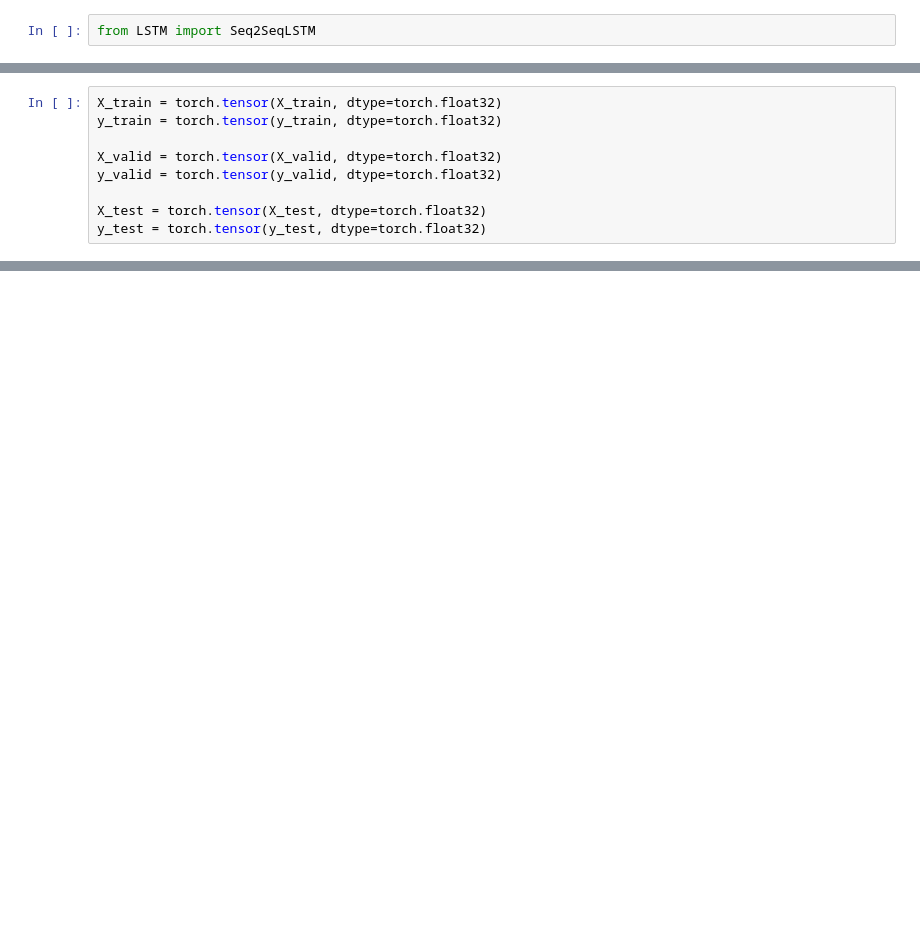
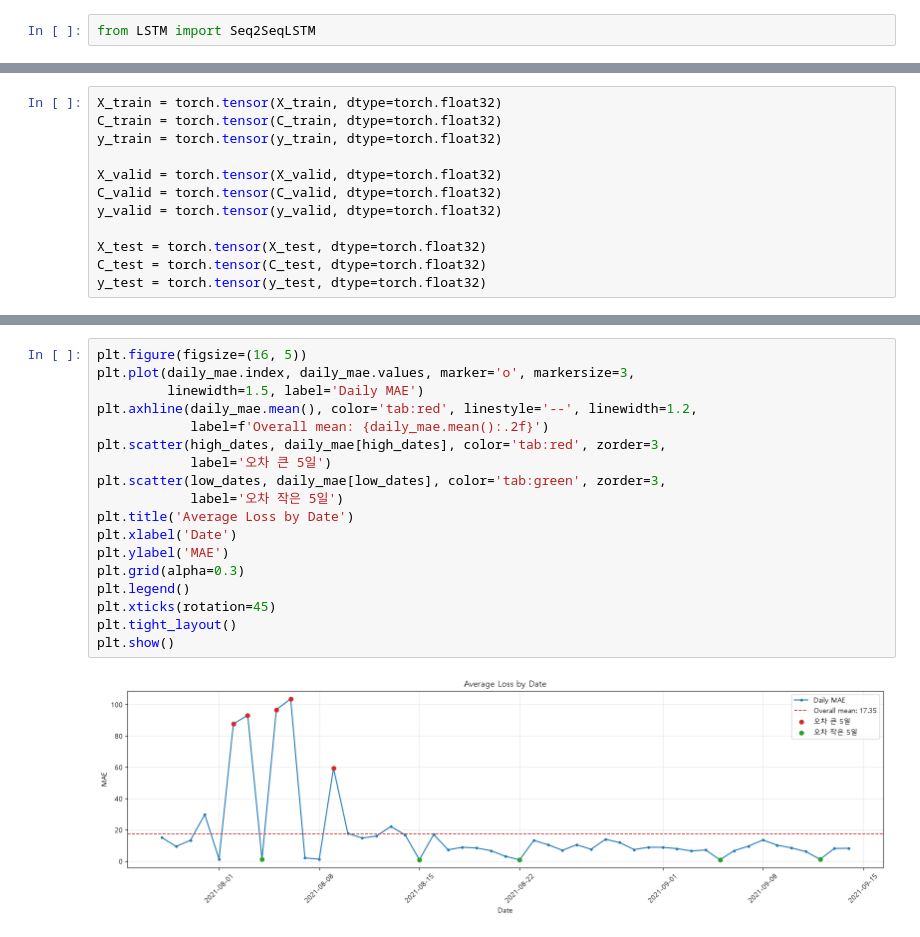
Before and after one commit to Jon-Irenicus/kamp_ai_competition, a Jupyter notebook: LSTM_prediction.ipynb, the cells around one changed output, grey strips where cells are left out. Saved outputs shown, nothing was run; the diff lists cells and outputs as text; blank space fills up the shorter version.

```diff
--- a/LSTM_prediction.ipynb
+++ b/LSTM_prediction.ipynb
@@ -105,10 +122,13 @@ print(f'테스트 셋 X : {X_test.shape}, y : {y_test.shape}')
 # %%
 X_train = torch.tensor(X_train, dtype=torch.float32)
+C_train = torch.tensor(C_train, dtype=torch.float32)
 y_train = torch.tensor(y_train, dtype=torch.float32)
 
 X_valid = torch.tensor(X_valid, dtype=torch.float32)
+C_valid = torch.tensor(C_valid, dtype=torch.float32)
 y_valid = torch.tensor(y_valid, dtype=torch.float32)
 
 X_test = torch.tensor(X_test, dtype=torch.float32)
+C_test = torch.tensor(C_test, dtype=torch.float32)
 y_test = torch.tensor(y_test, dtype=torch.float32)
 # %%
@@ -298,0 +345,20 @@ plt.show()
+# %%
+plt.figure(figsize=(16, 5))
+plt.plot(daily_mae.index, daily_mae.values, marker='o', markersize=3,
+         linewidth=1.5, label='Daily MAE')
+plt.axhline(daily_mae.mean(), color='tab:red', linestyle='--', linewidth=1.2,
+            label=f'Overall mean: {daily_mae.mean():.2f}')
+plt.scatter(high_dates, daily_mae[high_dates], color='tab:red', zorder=3,
+            label='오차 큰 5일')
+plt.scatter(low_dates, daily_mae[low_dates], color='tab:green', zorder=3,
+            label='오차 작은 5일')
+plt.title('Average Loss by Date')
+plt.xlabel('Date')
+plt.ylabel('MAE')
+plt.grid(alpha=0.3)
+plt.legend()
+plt.xticks(rotation=45)
+plt.tight_layout()
+plt.show()
+# %% [output]
+[figure, added]
```
Also changed, not shown: parts of 15 cells of this notebook, 3 other files.
